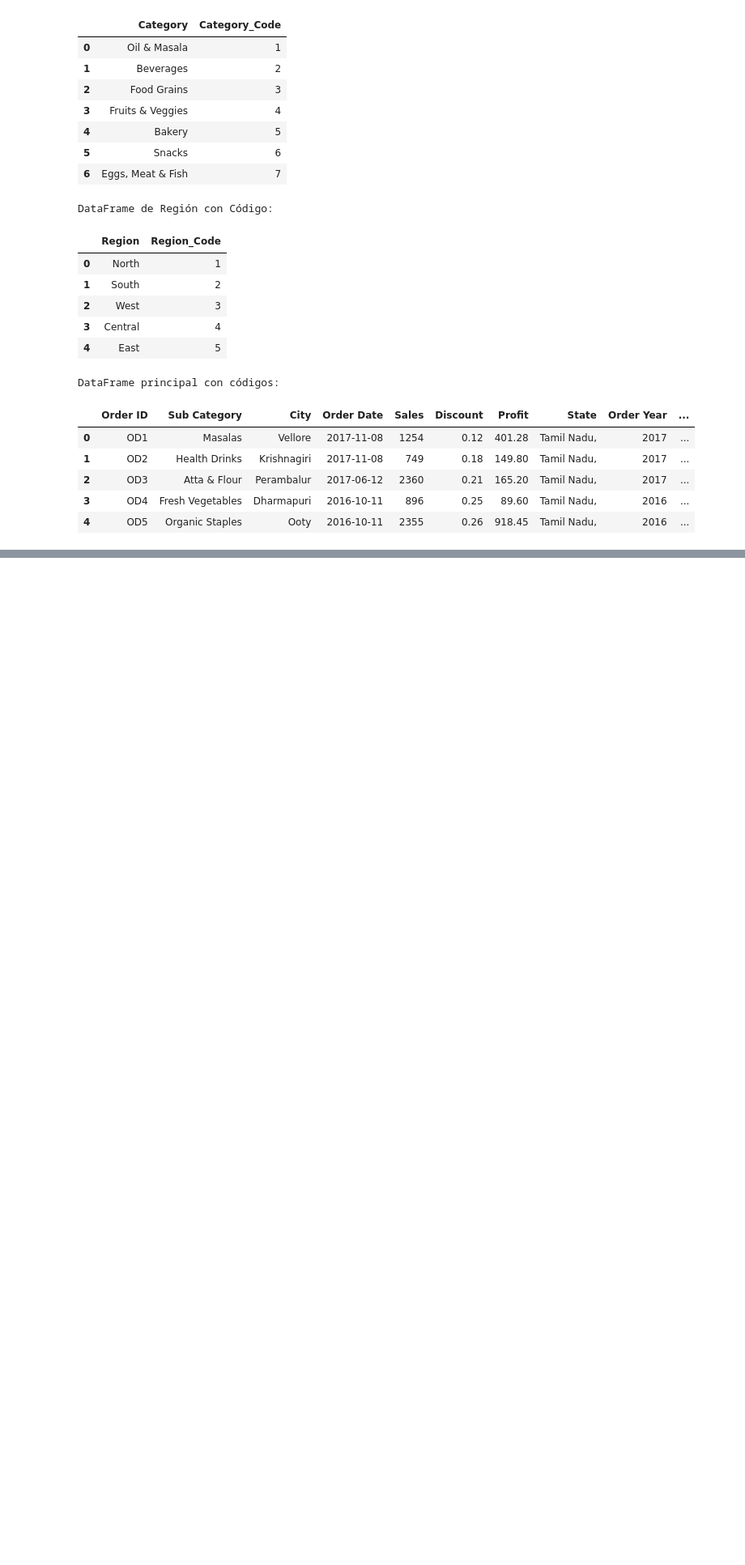
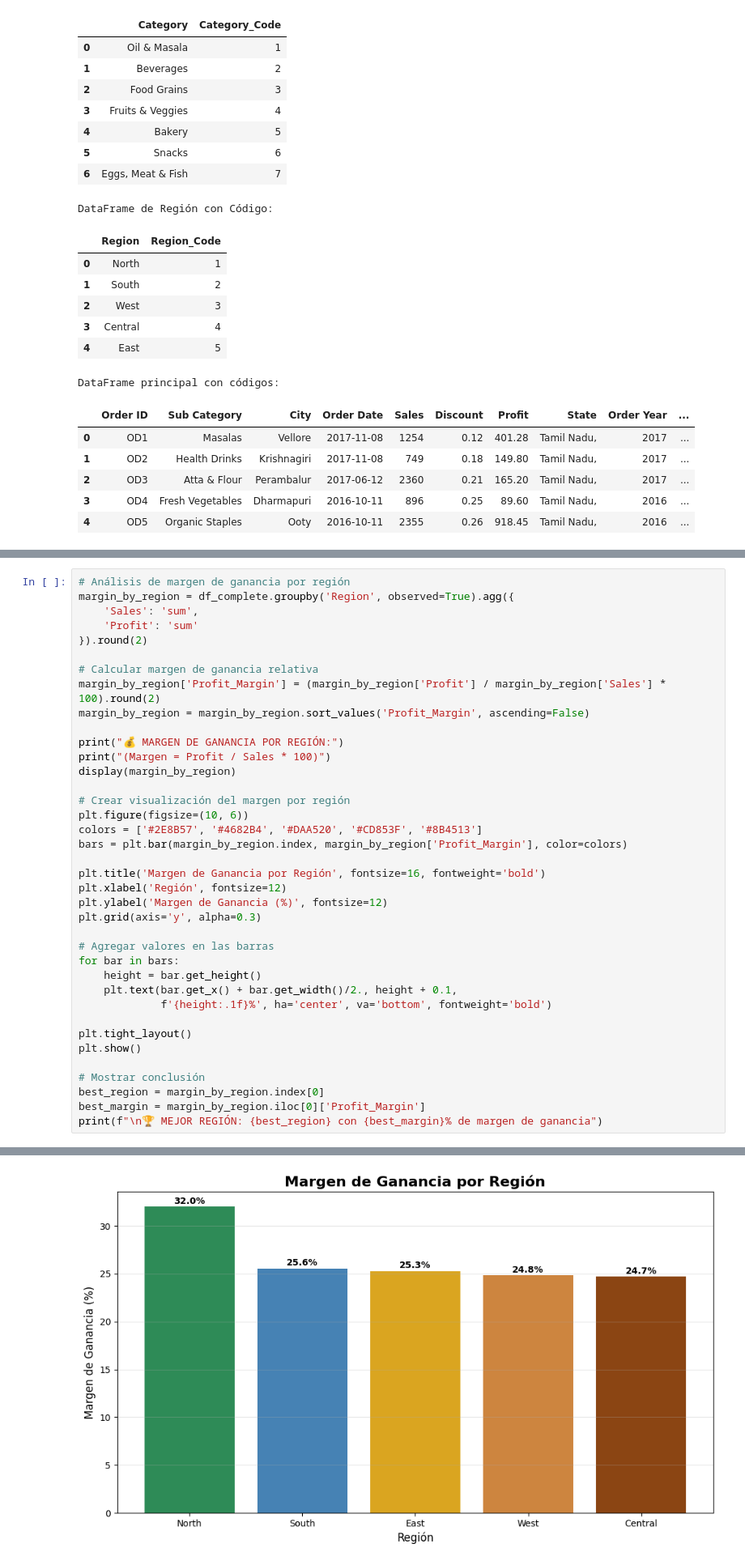
Before and after one commit to AndreYuli/Proyecto-Analisis-De-Datos, a Jupyter notebook: Proyecto_Parcial.ipynb, the cells around one changed output, grey strips where cells are left out. Shown: that part at 81% size. Cells and saved outputs as stored; diff of their text form; blank space fills up the shorter version.

```diff
--- a/Proyecto_Parcial.ipynb
+++ b/Proyecto_Parcial.ipynb
@@ -550,0 +666,39 @@ finally:
+# %%
+# Análisis de margen de ganancia por región
+margin_by_region = df_complete.groupby('Region', observed=True).agg({
+    'Sales': 'sum',
+    'Profit': 'sum'
+}).round(2)
+
+# Calcular margen de ganancia relativa
+margin_by_region['Profit_Margin'] = (margin_by_region['Profit'] / margin_by_region['Sales'] * 100).round(2)
+margin_by_region = margin_by_region.sort_values('Profit_Margin', ascending=False)
+
+print("💰 MARGEN DE GANANCIA POR REGIÓN:")
+print("(Margen = Profit / Sales * 100)")
+display(margin_by_region)
+
+# Crear visualización del margen por región
+plt.figure(figsize=(10, 6))
+colors = ['#2E8B57', '#4682B4', '#DAA520', '#CD853F', '#8B4513']
+bars = plt.bar(margin_by_region.index, margin_by_region['Profit_Margin'], color=colors)
+
+plt.title('Margen de Ganancia por Región', fontsize=16, fontweight='bold')
+plt.xlabel('Región', fontsize=12)
+plt.ylabel('Margen de Ganancia (%)', fontsize=12)
+plt.grid(axis='y', alpha=0.3)
+
+# Agregar valores en las barras
+for bar in bars:
+    height = bar.get_height()
+    plt.text(bar.get_x() + bar.get_width()/2., height + 0.1,
+             f'{height:.1f}%', ha='center', va='bottom', fontweight='bold')
+
+plt.tight_layout()
+plt.show()
+
+# Mostrar conclusión
+best_region = margin_by_region.index[0]
+best_margin = margin_by_region.iloc[0]['Profit_Margin']
+print(f"\n🏆 MEJOR REGIÓN: {best_region} con {best_margin}% de margen de ganancia")
+# %% [output]
@@ -550,0 +714 @@ finally:
+[figure, added]
```
Also changed, not shown: parts of 48 cells of this notebook.
